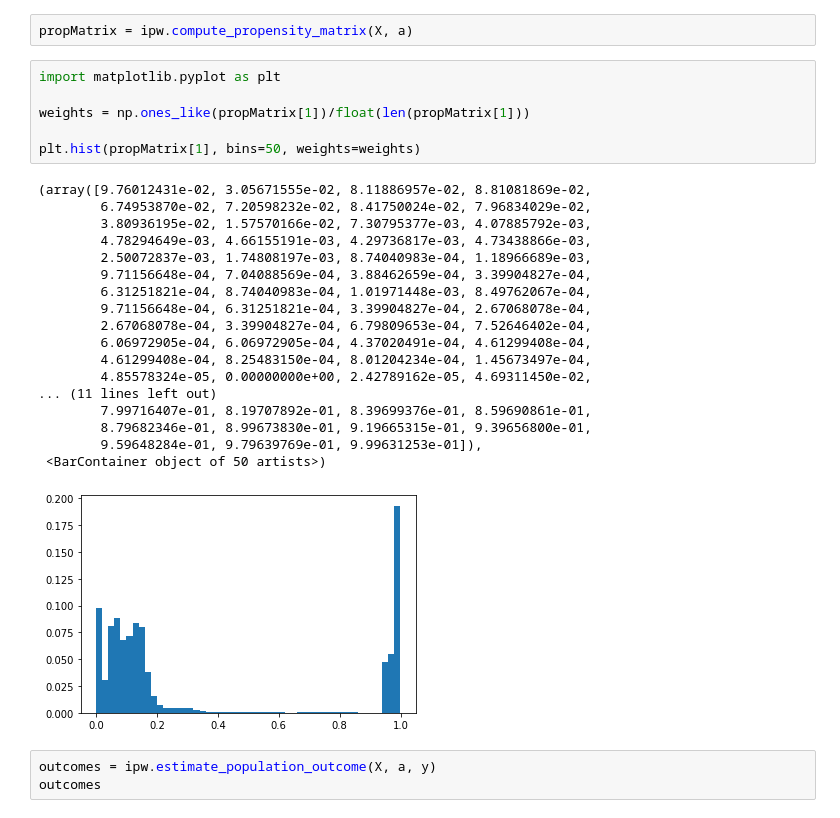
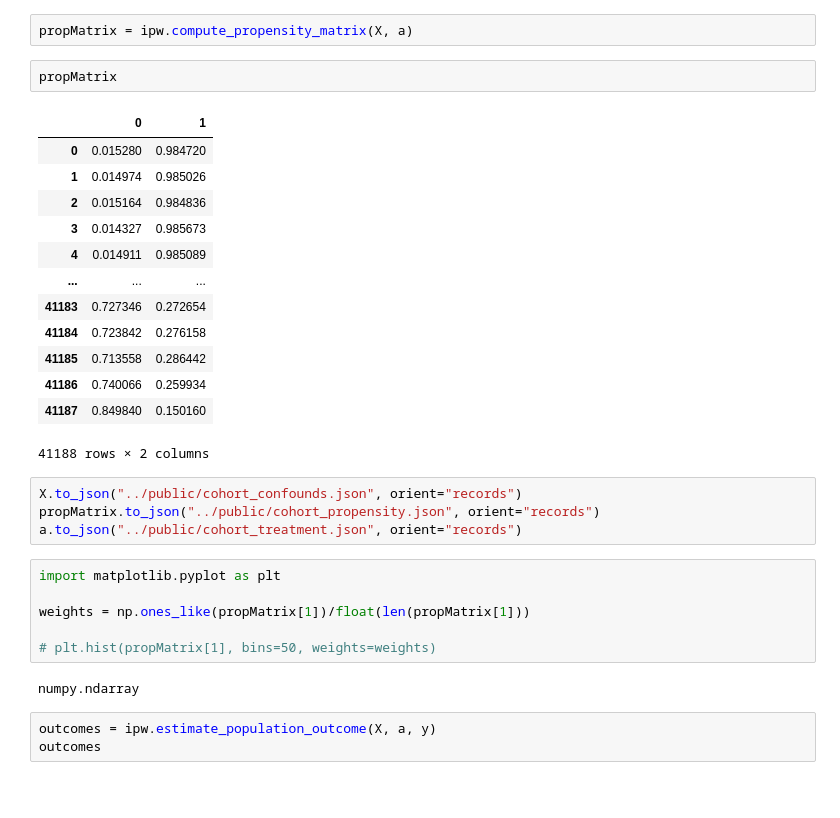
Before and after one commit to causalvis/causalvis, a Jupyter notebook: notebooks/Causallib Test.ipynb, the cells around one changed output. Drawn from its saved outputs; the diff is of its cells as text; blank space fills up the shorter version.

Commit message:
initial propensity balance plot

```diff
--- a/notebooks/Causallib Test.ipynb
+++ b/notebooks/Causallib Test.ipynb
@@ -89,31 +89,34 @@ IPW(clip_max=None, clip_min=None, use_stabilized=False, verbose=False,
     learner=LogisticRegression(max_iter=1000))
 # %%
 propMatrix = ipw.compute_propensity_matrix(X, a)
+# %%
+propMatrix
+# %% [output]
+|  | 0 | 1 |
+| 0 | 0.015280 | 0.984720 |
+| 1 | 0.014974 | 0.985026 |
+| 2 | 0.015164 | 0.984836 |
+| 3 | 0.014327 | 0.985673 |
+| 4 | 0.014911 | 0.985089 |
+| ... | ... | ... |
+| 41183 | 0.727346 | 0.272654 |
+| 41184 | 0.723842 | 0.276158 |
+| 41185 | 0.713558 | 0.286442 |
+| 41186 | 0.740066 | 0.259934 |
+| 41187 | 0.849840 | 0.150160 |
+41188 rows × 2 columns
+# %%
+X.to_json("../public/cohort_confounds.json", orient="records")
+propMatrix.to_json("../public/cohort_propensity.json", orient="records")
+a.to_json("../public/cohort_treatment.json", orient="records")
 # %%
 import matplotlib.pyplot as plt
 
 weights = np.ones_like(propMatrix[1])/float(len(propMatrix[1]))
 
-plt.hist(propMatrix[1], bins=50, weights=weights)
+# plt.hist(propMatrix[1], bins=50, weights=weights)
 # %% [output]
-(array([9.76012431e-02, 3.05671555e-02, 8.11886957e-02, 8.81081869e-02,
-        6.74953870e-02, 7.20598232e-02, 8.41750024e-02, 7.96834029e-02,
-        3.80936195e-02, 1.57570166e-02, 7.30795377e-03, 4.07885792e-03,
-        4.78294649e-03, 4.66155191e-03, 4.29736817e-03, 4.73438866e-03,
-        2.50072837e-03, 1.74808197e-03, 8.74040983e-04, 1.18966689e-03,
-        9.71156648e-04, 7.04088569e-04, 3.88462659e-04, 3.39904827e-04,
-        6.31251821e-04, 8.74040983e-04, 1.01971448e-03, 8.49762067e-04,
-        9.71156648e-04, 6.31251821e-04, 3.39904827e-04, 2.67068078e-04,
-        2.67068078e-04, 3.39904827e-04, 6.79809653e-04, 7.52646402e-04,
-        6.06972905e-04, 6.06972905e-04, 4.37020491e-04, 4.61299408e-04,
-        4.61299408e-04, 8.25483150e-04, 8.01204234e-04, 1.45673497e-04,
-        4.85578324e-05, 0.00000000e+00, 2.42789162e-05, 4.69311450e-02,
-... (11 lines left out)
-        7.99716407e-01, 8.19707892e-01, 8.39699376e-01, 8.59690861e-01,
-        8.79682346e-01, 8.99673830e-01, 9.19665315e-01, 9.39656800e-01,
-        9.59648284e-01, 9.79639769e-01, 9.99631253e-01]),
- <BarContainer object of 50 artists>)
+numpy.ndarray
-[figure, removed]
 # %%
 outcomes = ipw.estimate_population_outcome(X, a, y)
 outcomes
```
Also changed, not shown: 15 other files.
